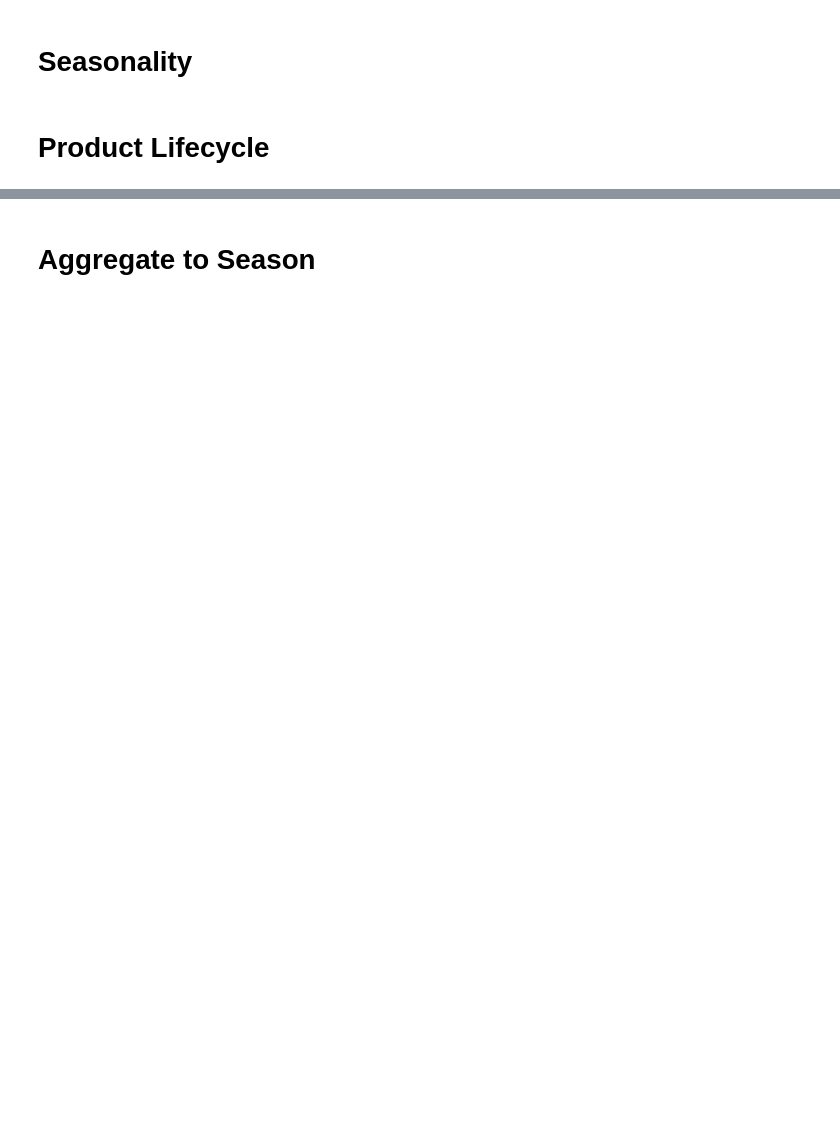
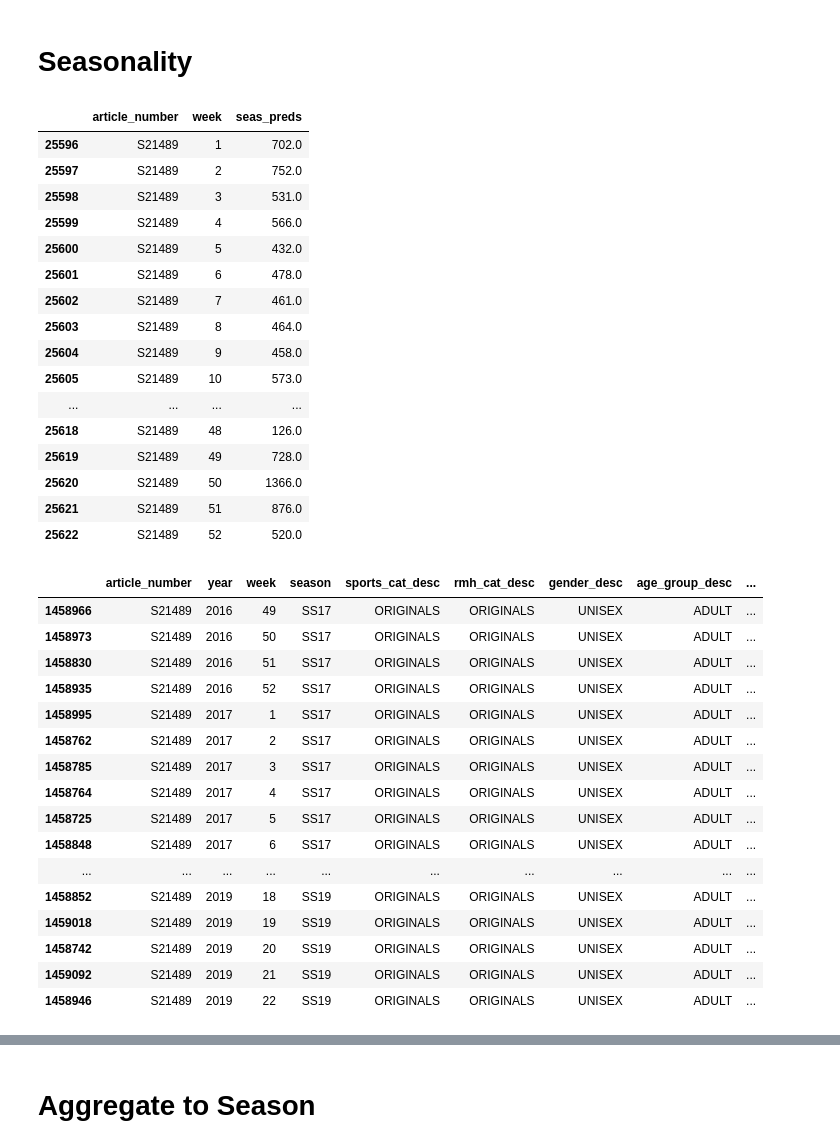
Before and after one commit to cwcomiskey/Misc, a Jupyter notebook: adidas/model_10Sept.ipynb, the cells around one changed output, grey strips where cells are left out. Saved outputs shown, nothing was run; the diff lists cells and outputs as text; code cells hidden in the pictures; blank space fills up the shorter version.

```diff
--- a/adidas/model_10Sept.ipynb
+++ b/adidas/model_10Sept.ipynb
@@ -256 +264,8 @@ buyer_table = buyer_table[(buyer_table.season == 'FW19')]
+# %%
+# Forecasts
+SS20 = pd.read_excel('data/DTC_Range_SS20.xlsx', sheet_name='Range', skiprows=5,
+                     usecols=['Article Number (6 digits)', 'Carry Forward', 'eCom Market FC', 'Ecom Ranged RMA (PIM)']).rename(
+    columns = {'Article Number (6 digits)': 'article_number'})
+
+# SS20_2 = pd.read_csv('data/SS20Range.csv', sep=';')
 # %%
@@ -345,6 +332,12 @@ rma2_rbk.groupby('carryover')['rev'].sum().round()
 # %%
-dat0 = pd.read_csv('data/ch4k_df.csv')
+dat0 = pd.read_csv('data/ch4k.csv')
 ref_dat0 = pd.read_csv('data/Article reference data.csv', low_memory = False, error_bad_lines = False,
                        usecols = ['article_no', 'model_no', 'art_desc', 'sports_cat_desc', 'rmh_cat_desc',
                                   'franchise', 'gender_desc', 'age_group_desc', 'prod_grp_desc', 'prod_type_desc',
                                   'brand_desc', 'bus_unit_desc', 'rmh_cat_desc'])
+
+dat0 = dat0[dat0.season.isin(['SS17', 'SS18', 'SS19'])]
+
+# Remove clearance transactions
+dat0['clearance'] = dat0.clearance.fillna(0)
+dat0['net_qty'] = (1 - dat0.clearance)*dat0.net_qty
@@ -388,6 +391,20 @@ seasonality_dat = seasonality_dat[~seasonality_dat.season.isin(['FW14', 'FW15',
 # %%
+# Create df, wrangle, calculate category means --
+
+seasonality_dat = (dat0.
+    copy()[['article_number', 'brand', 'year', 'week', 'country', 'season', 'net_qty', 'sports_cat_desc',
+            'rmh_cat_desc', 'gender_desc', 'age_group_desc', 'franchise', 'prod_grp_desc']].
+    dropna().sort_values(['article_number', 'year', 'week'])
+                  )
+
+seasonality_dat['net_qty2'] = seasonality_dat.groupby(['article_number', 'brand', 'season', 'year', 'week'])['net_qty'].transform(sum)
+seasonality_dat = seasonality_dat.drop(['brand', 'country', 'net_qty'], axis = 1).drop_duplicates().rename(columns = {'net_qty2': 'net_qty'})
+
+# -- Reliable, mirror seasons --
+
+seasonality_dat = seasonality_dat[~seasonality_dat.season.isin(['FW14', 'FW15', 'SS14','SS15', 'SS16'])] # Exclude these seasons
+
 # ---- Calculate cat-level weekly means across *ALL SEASONS* ----
-
 seasonality_sport   = pd.DataFrame(seasonality_dat.groupby(['sports_cat_desc', 'week'])['net_qty'].mean()).reset_index().rename(columns = {'net_qty': 'sport_weekly_mean'})
 seasonality_rmh     = pd.DataFrame(seasonality_dat.groupby(['rmh_cat_desc', 'week'])['net_qty'].mean()).reset_index().rename(columns = {'net_qty': 'rmh_weekly_mean'})
 seasonality_gndr    = pd.DataFrame(seasonality_dat.groupby(['gender_desc', 'week'])['net_qty'].mean()).reset_index().rename(columns = {'net_qty': 'gender_weekly_mean'})
@@ -396,4 +413,7 @@ seasonality_frnchse = pd.DataFrame(seasonality_dat.groupby(['franchise', 'week']
 seasonality_prdgrp  = pd.DataFrame(seasonality_dat.groupby(['prod_grp_desc', 'week'])['net_qty'].mean()).reset_index().rename(columns = {'net_qty': 'prd_grp_weekly_mean'})
 
 seasonality_dfs = [seasonality_sport, seasonality_rmh, seasonality_gndr, seasonality_agegrp, seasonality_frnchse, seasonality_prdgrp]
+
+# seasonality_dat = seasonality_dat[(seasonality_dat.article_number.isin(carryovers))].sort_values(['article_number', 'year', 'week'])
+seasonality_dat = seasonality_dat[(seasonality_dat.article_number.isin(SS20.article_number))].sort_values(['article_number', 'year', 'week'])
 # %%
@@ -441,14 +463,46 @@ def regress(df):
     ret = pd.DataFrame(ret.groupby('week')['seas_preds'].mean())
 
     return ret
-# %%
-seasonality_dat = seasonality_dat[(seasonality_dat.article_number.isin(carryovers))].sort_values(['article_number', 'year', 'week'])
-
-# ----- Subset for development -----
-# a = np.random.choice(seasonality_dat.article_number.unique(), size = 3, replace = False)
-# seasonality_dat = seasonality_dat[seasonality_dat.article_number.isin(dat_GAS_a)].copy()
 # %%
 # regress articles of interest on seasonality
 preds = seasonality_dat.groupby(['article_number']).apply(regress).reset_index()
+# %%
+preds[(preds.article_number == 'S21489')]
+seasonality_dat[seasonality_dat.article_number == 'S21489']
+# %% [output]
+|  | article_number | week | seas_preds |
+| 25596 | S21489 | 1 | 702.0 |
+| 25597 | S21489 | 2 | 752.0 |
+| 25598 | S21489 | 3 | 531.0 |
+| 25599 | S21489 | 4 | 566.0 |
+| 25600 | S21489 | 5 | 432.0 |
+| 25601 | S21489 | 6 | 478.0 |
+| 25602 | S21489 | 7 | 461.0 |
+| 25603 | S21489 | 8 | 464.0 |
+| 25604 | S21489 | 9 | 458.0 |
+| 25605 | S21489 | 10 | 573.0 |
+| ... | ... | ... | ... |
+| 25618 | S21489 | 48 | 126.0 |
+| 25619 | S21489 | 49 | 728.0 |
+| 25620 | S21489 | 50 | 1366.0 |
+| 25621 | S21489 | 51 | 876.0 |
+| 25622 | S21489 | 52 | 520.0 |
+|  | article_number | year | week | season | sports_cat_desc | rmh_cat_desc | gender_desc | age_group_desc | ... |
+| 1458966 | S21489 | 2016 | 49 | SS17 | ORIGINALS | ORIGINALS | UNISEX | ADULT | ... |
+| 1458973 | S21489 | 2016 | 50 | SS17 | ORIGINALS | ORIGINALS | UNISEX | ADULT | ... |
+| 1458830 | S21489 | 2016 | 51 | SS17 | ORIGINALS | ORIGINALS | UNISEX | ADULT | ... |
+| 1458935 | S21489 | 2016 | 52 | SS17 | ORIGINALS | ORIGINALS | UNISEX | ADULT | ... |
+| 1458995 | S21489 | 2017 | 1 | SS17 | ORIGINALS | ORIGINALS | UNISEX | ADULT | ... |
+| 1458762 | S21489 | 2017 | 2 | SS17 | ORIGINALS | ORIGINALS | UNISEX | ADULT | ... |
+| 1458785 | S21489 | 2017 | 3 | SS17 | ORIGINALS | ORIGINALS | UNISEX | ADULT | ... |
+| 1458764 | S21489 | 2017 | 4 | SS17 | ORIGINALS | ORIGINALS | UNISEX | ADULT | ... |
+| 1458725 | S21489 | 2017 | 5 | SS17 | ORIGINALS | ORIGINALS | UNISEX | ADULT | ... |
+| 1458848 | S21489 | 2017 | 6 | SS17 | ORIGINALS | ORIGINALS | UNISEX | ADULT | ... |
+| ... | ... | ... | ... | ... | ... | ... | ... | ... | ... |
+| 1458852 | S21489 | 2019 | 18 | SS19 | ORIGINALS | ORIGINALS | UNISEX | ADULT | ... |
+| 1459018 | S21489 | 2019 | 19 | SS19 | ORIGINALS | ORIGINALS | UNISEX | ADULT | ... |
+| 1458742 | S21489 | 2019 | 20 | SS19 | ORIGINALS | ORIGINALS | UNISEX | ADULT | ... |
+| 1459092 | S21489 | 2019 | 21 | SS19 | ORIGINALS | ORIGINALS | UNISEX | ADULT | ... |
+| 1458946 | S21489 | 2019 | 22 | SS19 | ORIGINALS | ORIGINALS | UNISEX | ADULT | ... |
 # %%
 # Merge back with reference data
@@ -468,2 +510,0 @@ preds = pd.merge(
-# %% [markdown]
-# Product Lifecycle
```
Also changed, not shown: parts of 161 cells of this notebook.
